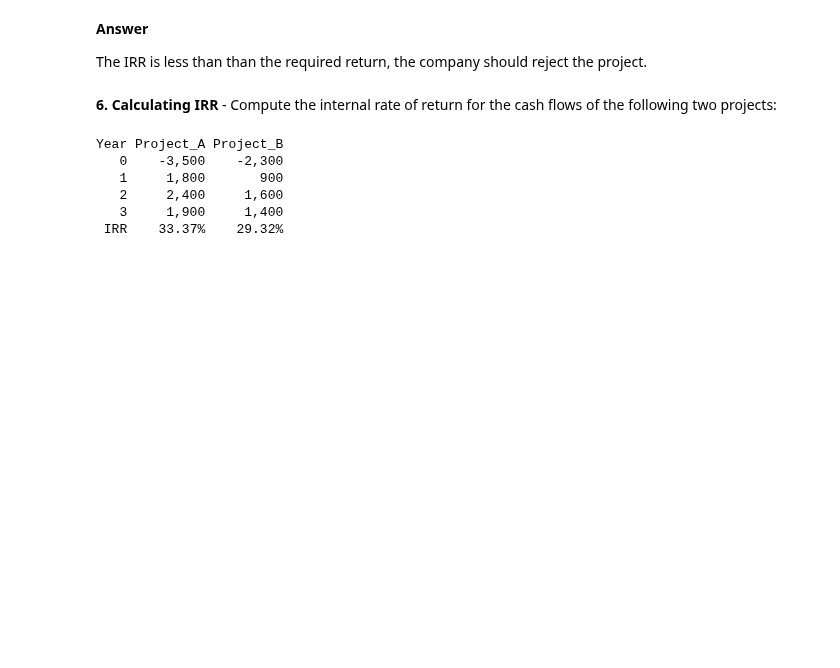
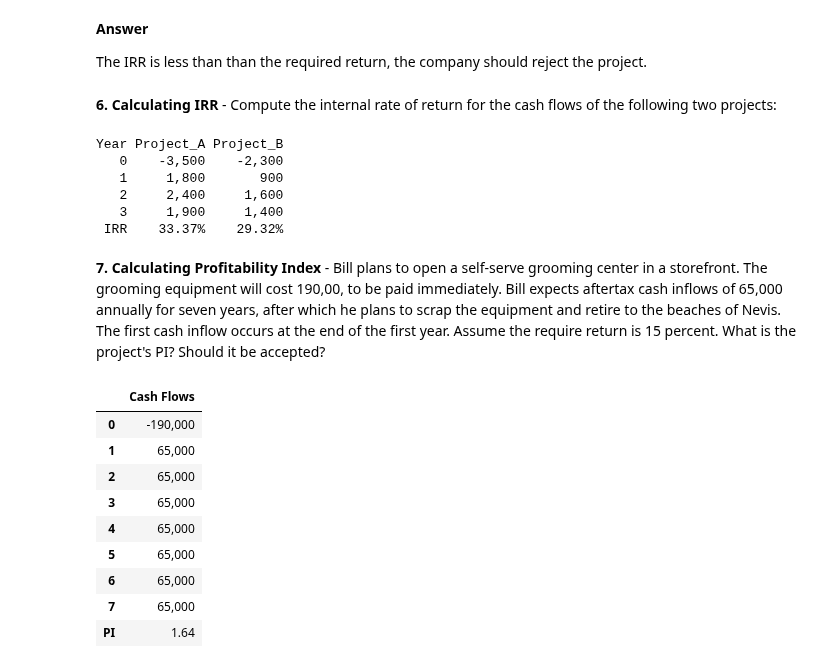
Before and after one commit to ekmartinez/Financial_Management, a Jupyter notebook: Chapter_5_Net_Present_Value.ipynb, the cells around one changed output. Cells and saved outputs as stored; diff of their text form; code cells hidden in the pictures; blank space fills up the shorter version.

Commit message:
Added profitability index

```diff
--- a/Chapter_5_Net_Present_Value.ipynb
+++ b/Chapter_5_Net_Present_Value.ipynb
@@ -68,6 +68,14 @@ def payback(flow):
             break
 
     return pb
+
+def profitability_index(flow, rate):
+    """Takes array (-investment, flow)"""
+
+    pv = npf.npv(rate, flow[1:])
+    pi = pv / abs(flow[0])
+
+    return pi
 # %% [markdown]
 **1. Calculating Payback Period and NPV** - Fuji Software, Inc has the following mutually exclusive projects:
 # %%
@@ -245,3 +253,33 @@ Year Project_A Project_B
    2     2,400     1,600
    3     1,900     1,400
  IRR    33.37%    29.32%
+# %% [markdown]
+**7. Calculating Profitability Index** - Bill plans to open a self-serve grooming center in a storefront.  The grooming equipment will cost 190,00, to be paid immediately.  Bill expects aftertax cash inflows of 65,000 annually for seven years, after which he plans to scrap the equipment and retire to the beaches of Nevis.  The first cash inflow occurs at the end of the first year.  Assume the require return is 15 percent.  What is the project's PI? Should it be accepted?
+# %%
+# Given
+rate = .15
+investment = -190000
+cash_flows = [65000] * 7
+cash_flows.insert(0, investment)
+
+#Read data
+df = pd.DataFrame(cash_flows, columns=["Cash Flows"])
+
+#Compute PI approximation
+pi = profitability_index(cash_flows, rate)
+
+#Format Dataframe style
+df['Cash Flows'] = df['Cash Flows'].map('{:,.0f}'.format)
+df.loc['PI'] =  f'{pi:.2f}'
+df
+# %% [output]
+|  | Cash Flows |
+| 0 | -190,000 |
+| 1 | 65,000 |
+| 2 | 65,000 |
+| 3 | 65,000 |
+| 4 | 65,000 |
+| 5 | 65,000 |
+| 6 | 65,000 |
+| 7 | 65,000 |
+| PI | 1.64 |
```
